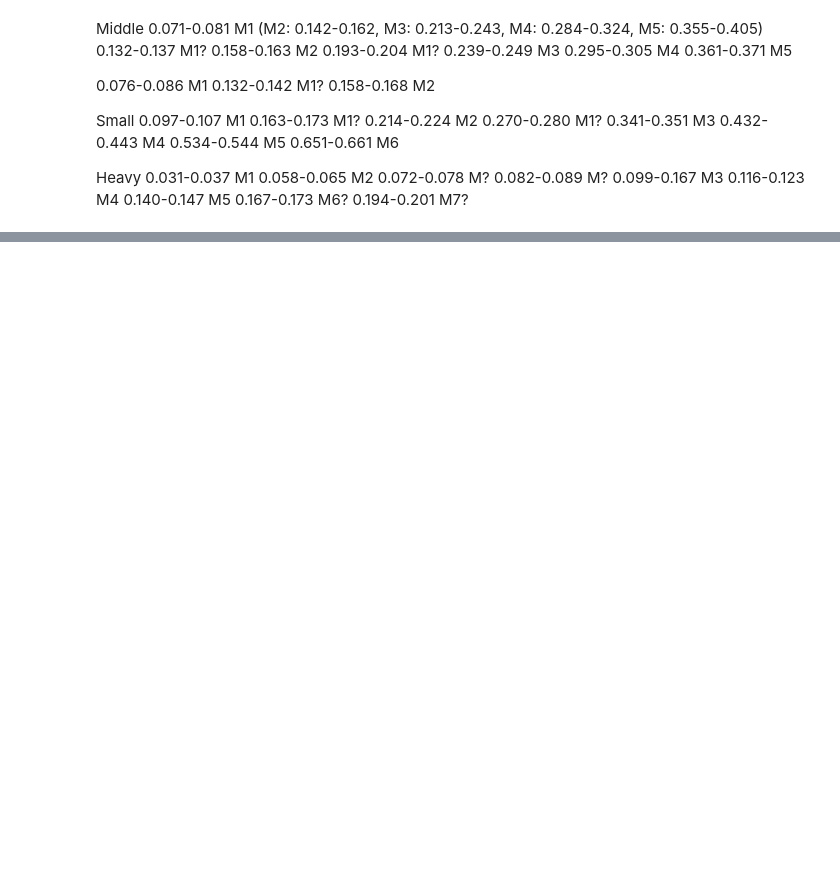
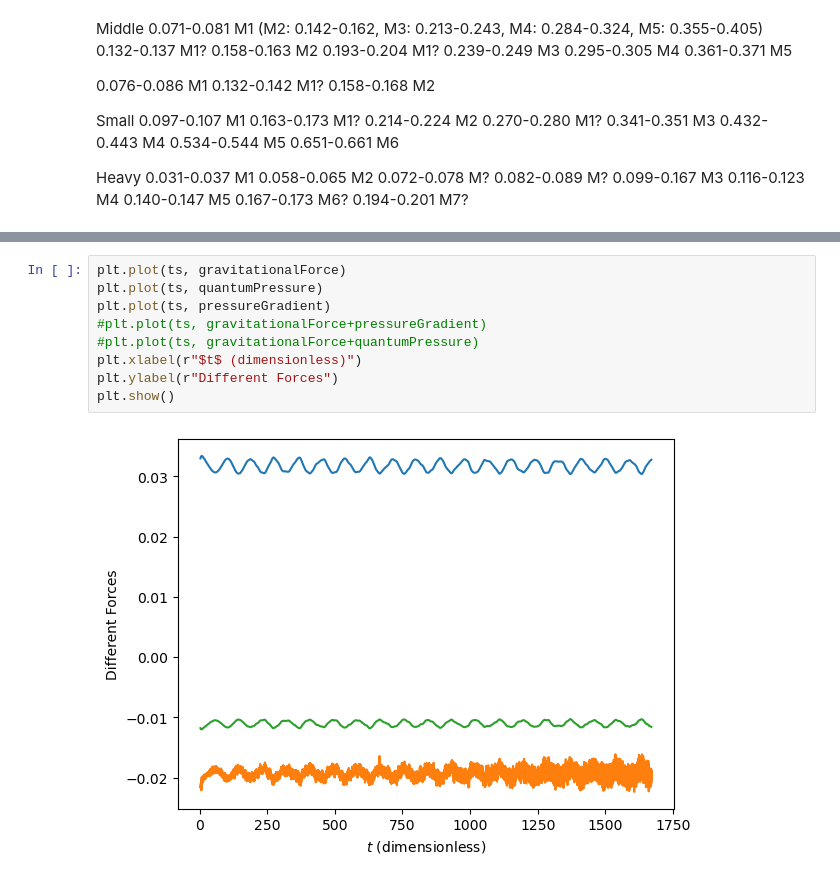
Before and after one commit to bkklee/BosonStar, a Jupyter notebook: Crank-Nicolson_v3_2.ipynb, the cells around one changed output, grey strips where cells are left out. Drawn from its saved outputs; the diff is of its cells as text; blank space fills up the shorter version.

```diff
--- a/Crank-Nicolson_v3_2.ipynb
+++ b/Crank-Nicolson_v3_2.ipynb
@@ -336,0 +359,11 @@ print(psi)
+# %%
+plt.plot(ts, gravitationalForce)
+plt.plot(ts, quantumPressure)
+plt.plot(ts, pressureGradient)
+#plt.plot(ts, gravitationalForce+pressureGradient)
+#plt.plot(ts, gravitationalForce+quantumPressure)
+plt.xlabel(r"$t$ (dimensionless)")
+plt.ylabel(r"Different Forces")
+plt.show()
+# %% [output]
+[figure, added]
```
Also changed, not shown: parts of 10 cells of this notebook.
